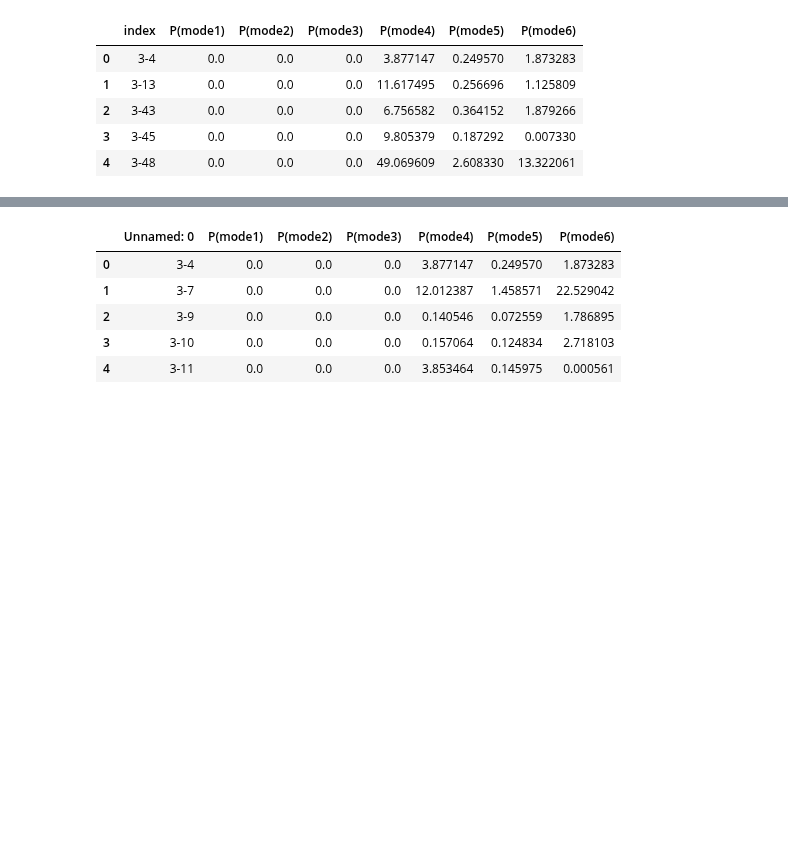
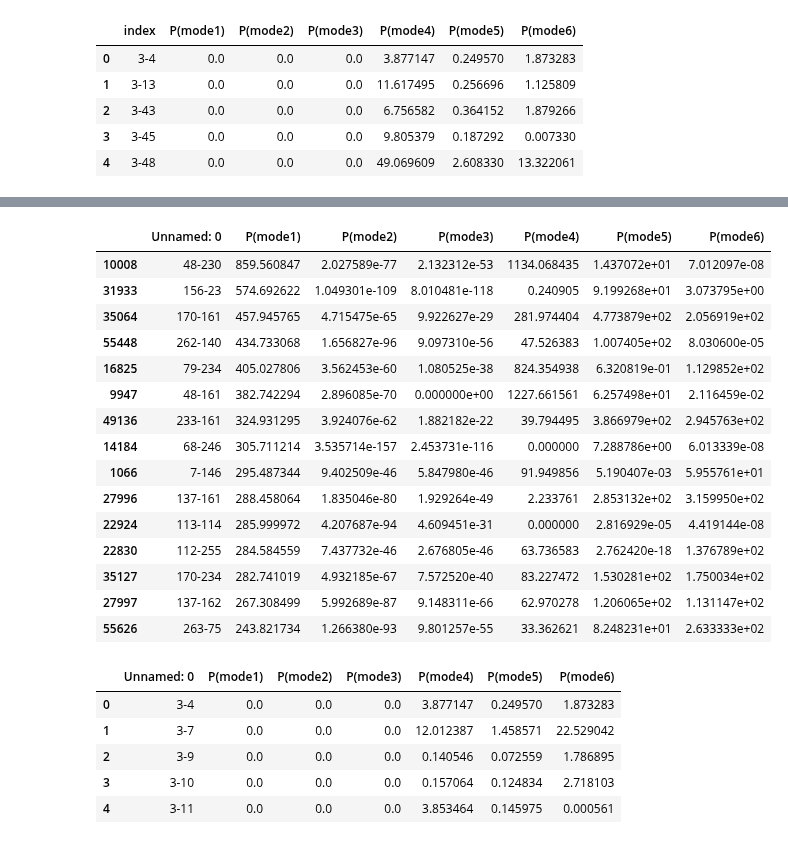
Before and after one commit to Rufei-Sheng/Manhattan-Congestion-Surcharge-Capstone, a Jupyter notebook: modeling/modeling_scenario_2.ipynb, the cells around one changed output, grey strips where cells are left out. Drawn from its saved outputs; the diff is of its cells as text; code cells hidden in the pictures; blank space fills up the shorter version.

```diff
--- a/modeling/modeling_scenario_2.ipynb
+++ b/modeling/modeling_scenario_2.ipynb
@@ -274,3 +293,22 @@ predict_choice2.head()
+# %%
+scenario1.sort_values('P(mode1)',ascending=False).head(15)
+# %% [output]
+|  | Unnamed: 0 | P(mode1) | P(mode2) | P(mode3) | P(mode4) | P(mode5) | P(mode6) |
+| 10008 | 48-230 | 859.560847 | 2.027589e-77 | 2.132312e-53 | 1134.068435 | 1.437072e+01 | 7.012097e-08 |
+| 31933 | 156-23 | 574.692622 | 1.049301e-109 | 8.010481e-118 | 0.240905 | 9.199268e+01 | 3.073795e+00 |
+| 35064 | 170-161 | 457.945765 | 4.715475e-65 | 9.922627e-29 | 281.974404 | 4.773879e+02 | 2.056919e+02 |
+| 55448 | 262-140 | 434.733068 | 1.656827e-96 | 9.097310e-56 | 47.526383 | 1.007405e+02 | 8.030600e-05 |
+| 16825 | 79-234 | 405.027806 | 3.562453e-60 | 1.080525e-38 | 824.354938 | 6.320819e-01 | 1.129852e+02 |
+| 9947 | 48-161 | 382.742294 | 2.896085e-70 | 0.000000e+00 | 1227.661561 | 6.257498e+01 | 2.116459e-02 |
+| 49136 | 233-161 | 324.931295 | 3.924076e-62 | 1.882182e-22 | 39.794495 | 3.866979e+02 | 2.945763e+02 |
+| 14184 | 68-246 | 305.711214 | 3.535714e-157 | 2.453731e-116 | 0.000000 | 7.288786e+00 | 6.013339e-08 |
+| 1066 | 7-146 | 295.487344 | 9.402509e-46 | 5.847980e-46 | 91.949856 | 5.190407e-03 | 5.955761e+01 |
+| 27996 | 137-161 | 288.458064 | 1.835046e-80 | 1.929264e-49 | 2.233761 | 2.853132e+02 | 3.159950e+02 |
+| 22924 | 113-114 | 285.999972 | 4.207687e-94 | 4.609451e-31 | 0.000000 | 2.816929e-05 | 4.419144e-08 |
+| 22830 | 112-255 | 284.584559 | 7.437732e-46 | 2.676805e-46 | 63.736583 | 2.762420e-18 | 1.376789e+02 |
+| 35127 | 170-234 | 282.741019 | 4.932185e-67 | 7.572520e-40 | 83.227472 | 1.530281e+02 | 1.750034e+02 |
+| 27997 | 137-162 | 267.308499 | 5.992689e-87 | 9.148311e-66 | 62.970278 | 1.206065e+02 | 1.131147e+02 |
+| 55626 | 263-75 | 243.821734 | 1.266380e-93 | 9.801257e-55 | 33.362621 | 8.248231e+01 | 2.633333e+02 |
 # %%
 #add scenario 1 only zones
 # %%
```
Also changed, not shown: parts of 1 cell of this notebook, 1 other file.
